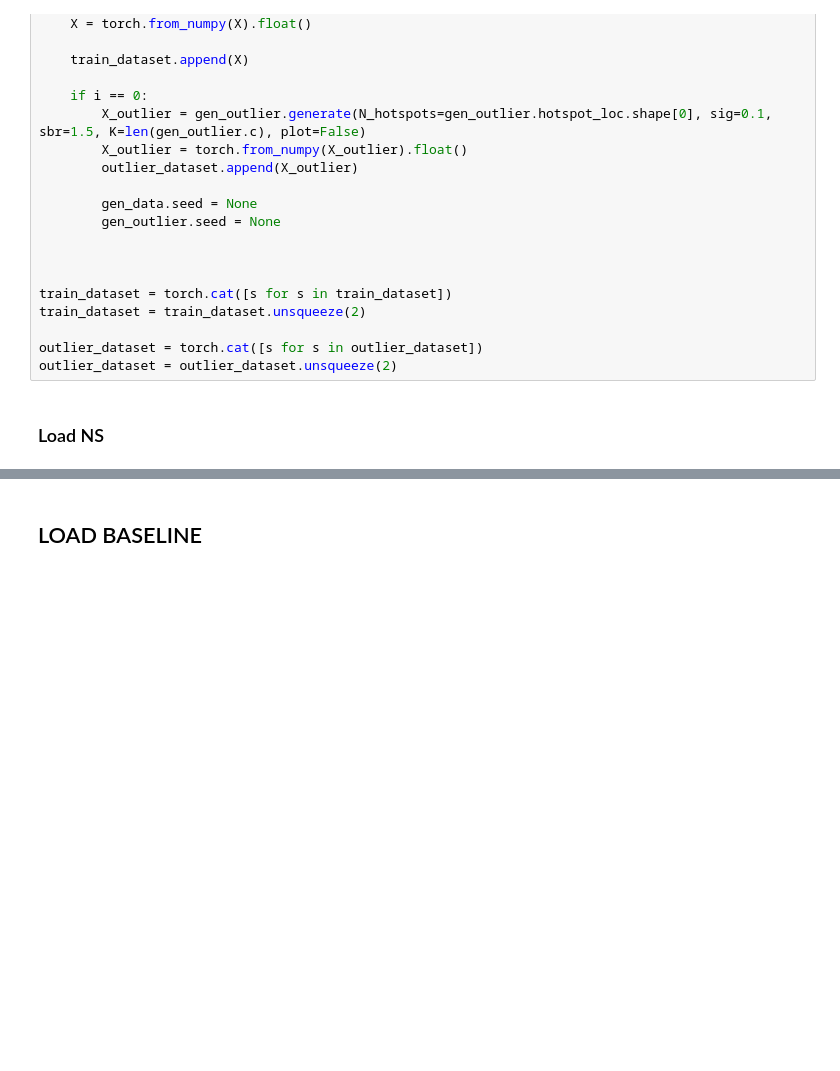
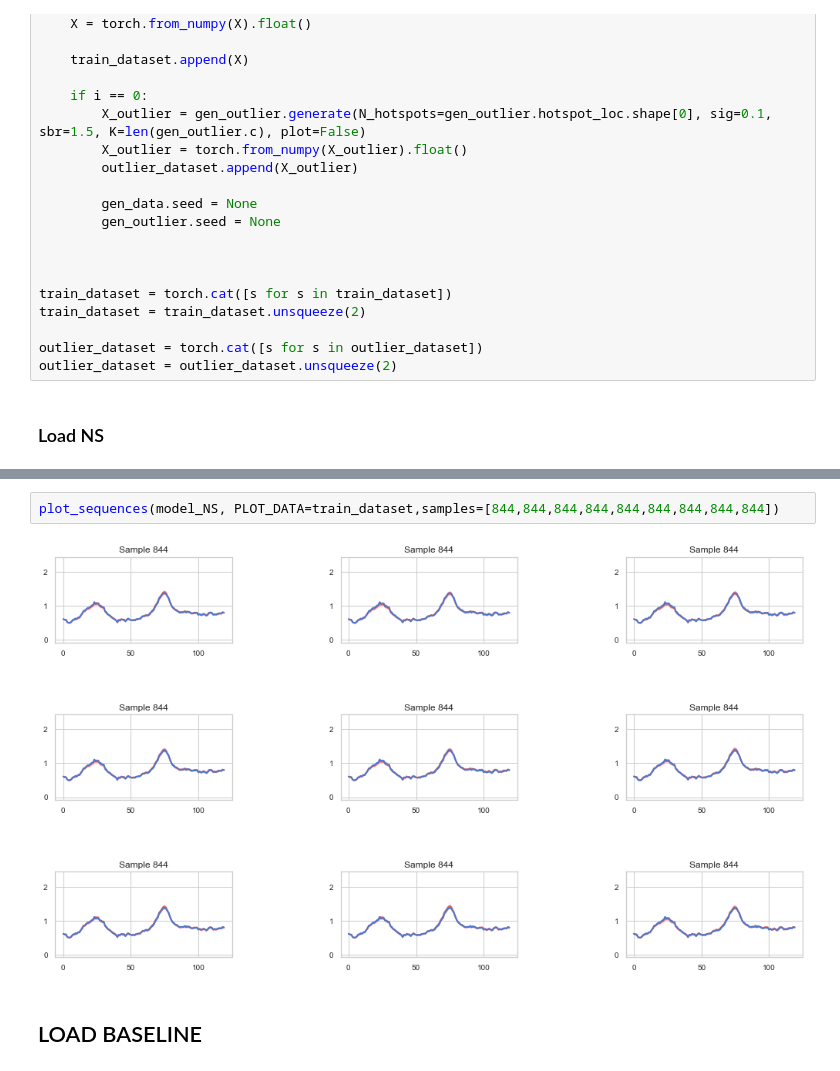
Before and after one commit to AugustSchreyer/02460_Advanced_ML, a Jupyter notebook: Model Comparison simulated.ipynb, the cells around one changed output, grey strips where cells are left out. Drawn from its saved outputs; the diff is of its cells as text; blank space fills up the shorter version.

```diff
--- a/Model Comparison simulated.ipynb
+++ b/Model Comparison simulated.ipynb
@@ -200,3 +192,7 @@ optimizer_base.load_state_dict(state_dict_loaded["optimizer"])
+# %%
+plot_sequences(model_NS, PLOT_DATA=train_dataset,samples=[844,844,844,844,844,844,844,844,844])
+# %% [output]
+[figure, added]
 # %% [markdown]
 ## LOAD BASELINE
 # %%
```
Also changed, not shown: parts of 11 cells of this notebook.
